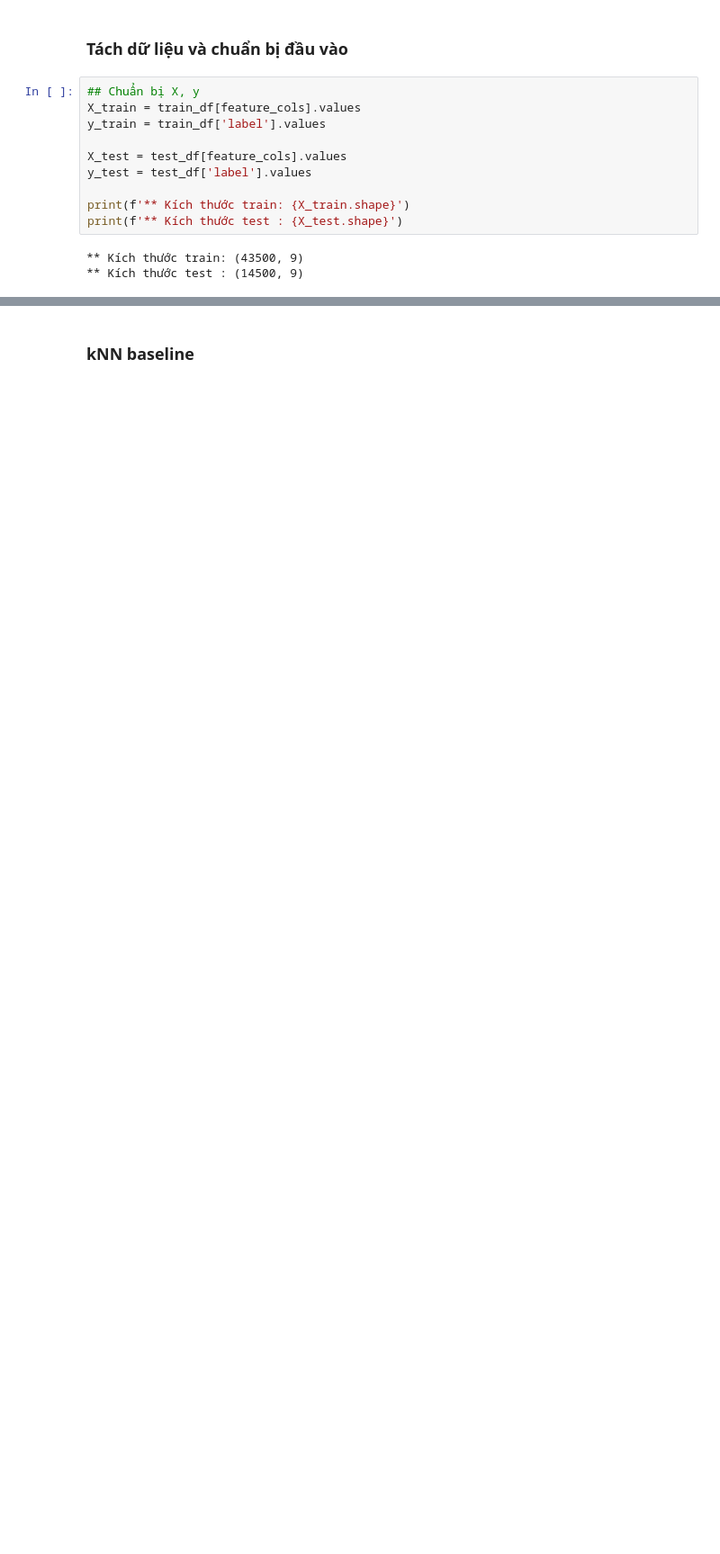
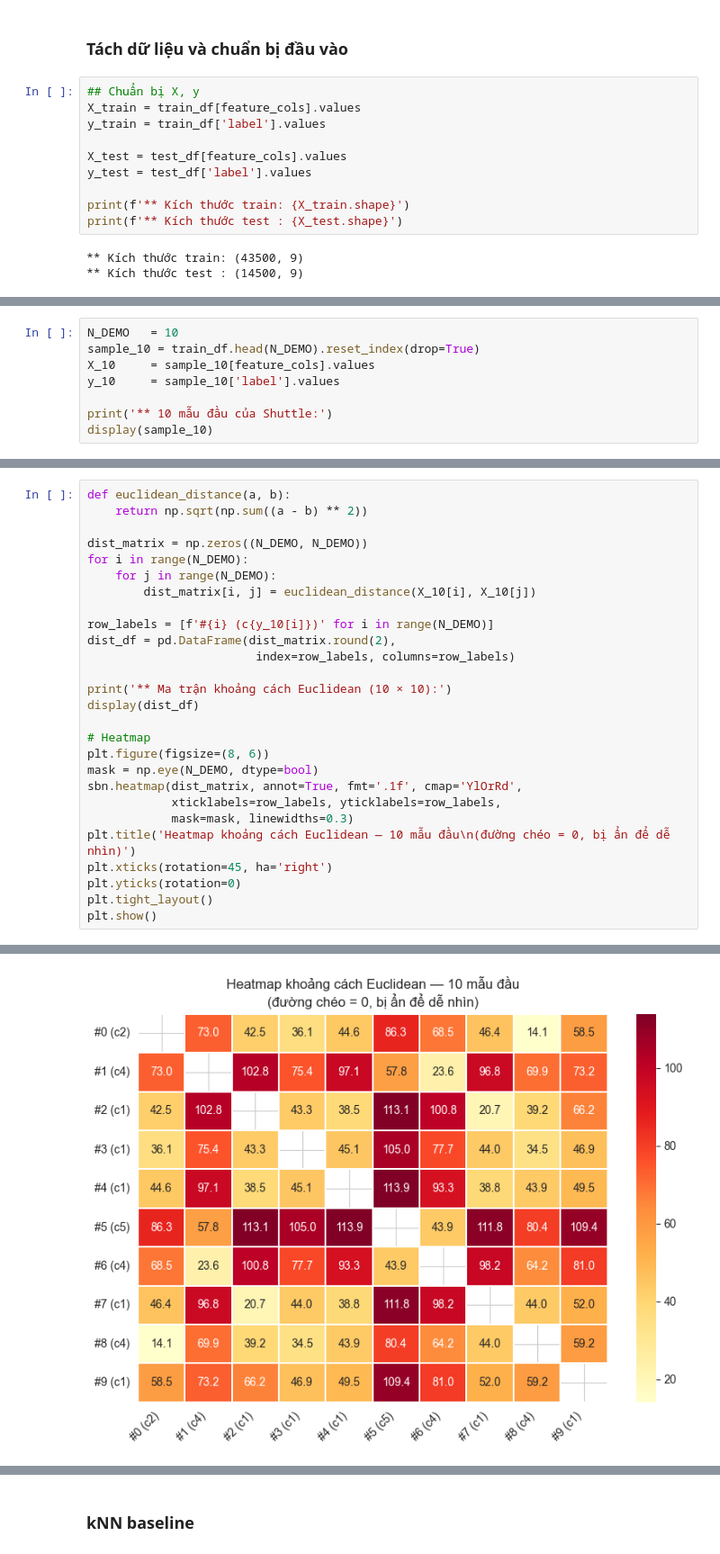
Before and after one commit to lazzerex/Condensed-Nearest-Neighbors, a Jupyter notebook: cnn.ipynb, the cells around one changed output, grey strips where cells are left out. Shown at 90% size. Cells and saved outputs as stored; diff of their text form; blank space fills up the shorter version.

```diff
--- a/cnn.ipynb
+++ b/cnn.ipynb
@@ -157,0 +216,8 @@ print(f'** Kích thước test : {X_test.shape}')
+# %%
+N_DEMO   = 10
+sample_10 = train_df.head(N_DEMO).reset_index(drop=True)
+X_10     = sample_10[feature_cols].values
+y_10     = sample_10['label'].values
+
+print('** 10 mẫu đầu của Shuttle:')
+display(sample_10)
@@ -157,0 +239,28 @@ print(f'** Kích thước test : {X_test.shape}')
+# %%
+def euclidean_distance(a, b):
+    return np.sqrt(np.sum((a - b) ** 2))
+
+dist_matrix = np.zeros((N_DEMO, N_DEMO))
+for i in range(N_DEMO):
+    for j in range(N_DEMO):
+        dist_matrix[i, j] = euclidean_distance(X_10[i], X_10[j])
+
+row_labels = [f'#{i} (c{y_10[i]})' for i in range(N_DEMO)]
+dist_df = pd.DataFrame(dist_matrix.round(2),
+                        index=row_labels, columns=row_labels)
+
+print('** Ma trận khoảng cách Euclidean (10 × 10):')
+display(dist_df)
+
+# Heatmap
+plt.figure(figsize=(8, 6))
+mask = np.eye(N_DEMO, dtype=bool)
+sbn.heatmap(dist_matrix, annot=True, fmt='.1f', cmap='YlOrRd',
+            xticklabels=row_labels, yticklabels=row_labels,
+            mask=mask, linewidths=0.3)
+plt.title('Heatmap khoảng cách Euclidean — 10 mẫu đầu\n(đường chéo = 0, bị ẩn để dễ nhìn)')
+plt.xticks(rotation=45, ha='right')
+plt.yticks(rotation=0)
+plt.tight_layout()
+plt.show()
+# %% [output]
@@ -157,0 +279 @@ print(f'** Kích thước test : {X_test.shape}')
+[figure, added]
```
Also changed, not shown: parts of 17 cells of this notebook.
